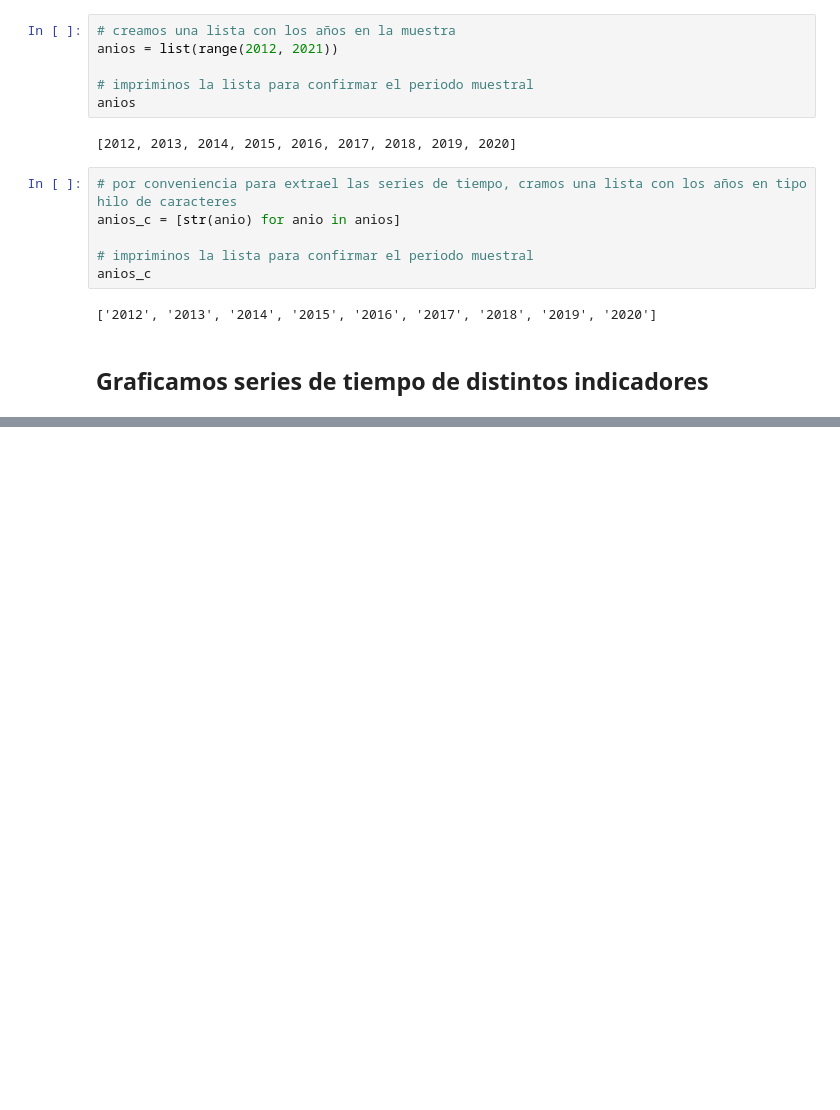
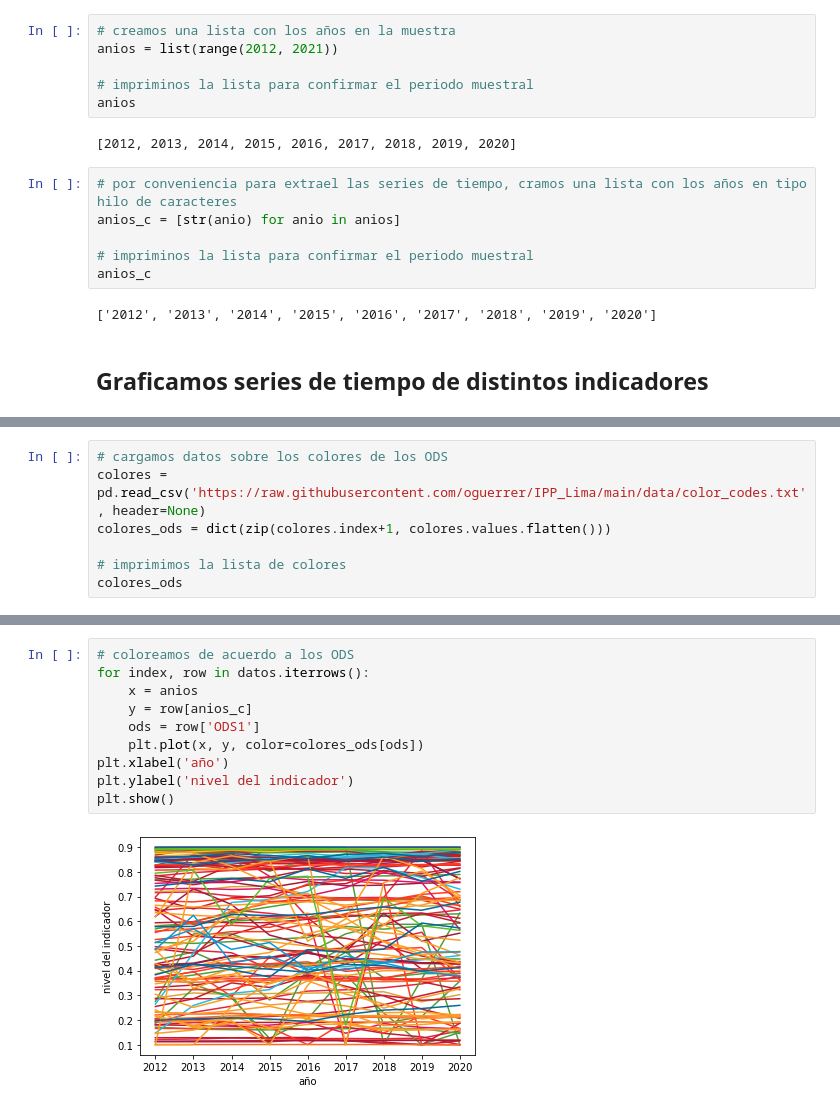
Before and after one commit to oguerrer/IPP_Lima, a Jupyter notebook: tutoriales/01 - visualizacion de datos.ipynb, the cells around one changed output, grey strips where cells are left out. Saved outputs shown, nothing was run; the diff lists cells and outputs as text; blank space fills up the shorter version.

```diff
--- a/tutoriales/01 - visualizacion de datos.ipynb
+++ b/tutoriales/01 - visualizacion de datos.ipynb
@@ -123,0 +138,7 @@ plt.ylabel('indicador de pobreza extrema')
+# %%
+# cargamos datos sobre los colores de los ODS
+colores = pd.read_csv('https://raw.githubusercontent.com/oguerrer/IPP_Lima/main/data/color_codes.txt', header=None)
+colores_ods = dict(zip(colores.index+1, colores.values.flatten()))
+
+# imprimimos la lista de colores
+colores_ods
@@ -123,0 +163,12 @@ plt.ylabel('indicador de pobreza extrema')
+# %%
+# coloreamos de acuerdo a los ODS
+for index, row in datos.iterrows():
+    x = anios
+    y = row[anios_c]
+    ods = row['ODS1']
+    plt.plot(x, y, color=colores_ods[ods])
+plt.xlabel('año')
+plt.ylabel('nivel del indicador')
+plt.show()
+# %% [output]
+[figure, added]
```
Also changed, not shown: parts of 13 cells of this notebook.
